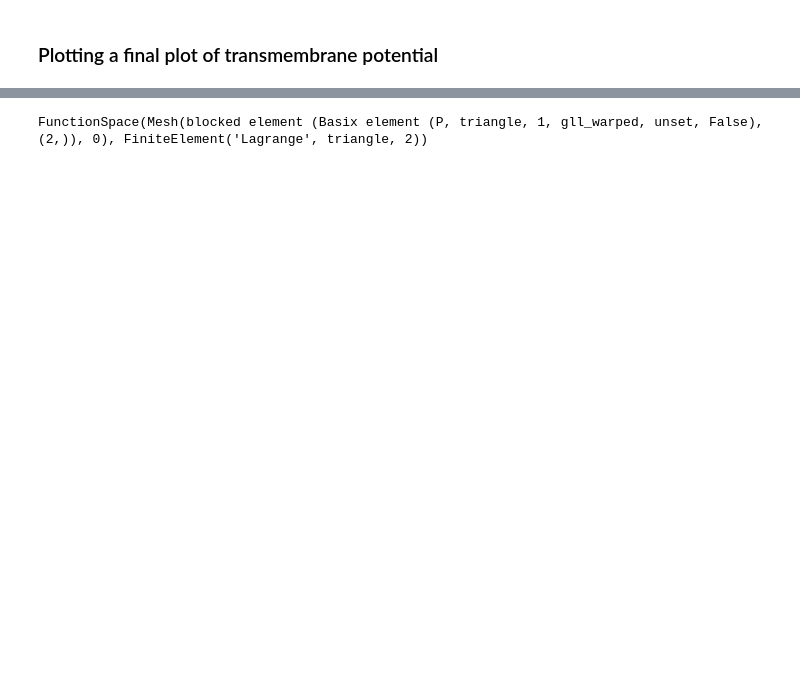
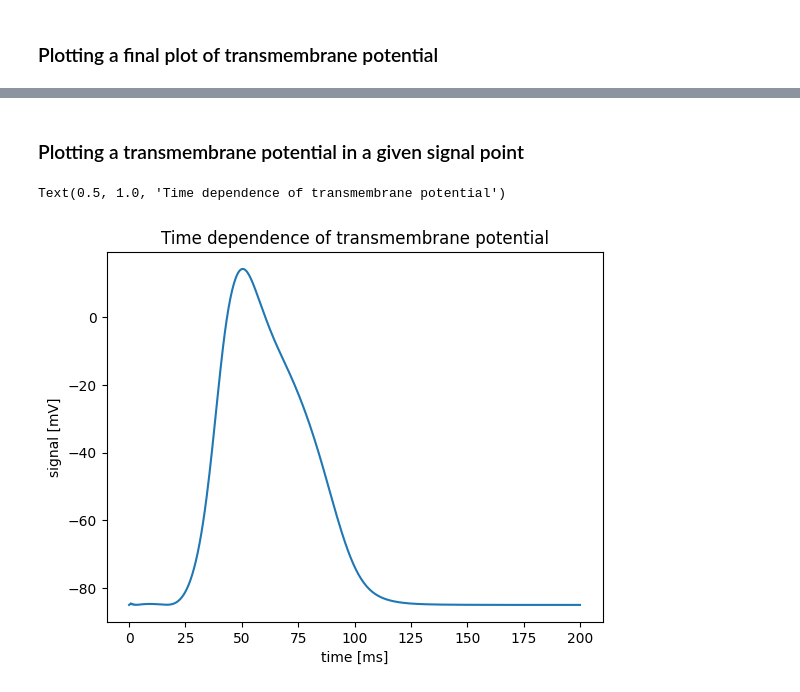
Before and after one commit to VinkoGitHub/Modeliranje-biofizike-srcanog-misica, a Jupyter notebook: solve.ipynb, the cells around one changed output, grey strips where cells are left out. Cells and saved outputs as stored; diff of their text form; code cells hidden in the pictures; blank space fills up the shorter version.

```diff
--- a/solve.ipynb
+++ b/solve.ipynb
@@ -38,3 +18,35 @@ Text(0.5, 1.0, 'Time dependence of transmembrane potential')
+# %%
+domain = create_mesh(32, 32)
+x = ufl.SpatialCoordinate(domain)
+cell_model = ReparametrizedFitzHughNagumo()
+
+
+class Model(BidomainModel):
+    def __init__(
+        self,
+    ):
+        pass
+
+    def initial_V_m(self):
+        return lambda x: x[0] ** 2 + x[1] ** 2 < 0.2**2, 0.0
+
+    def ischemia(self):
+        return (
+            (x[0] - 0.5) ** 2 + (x[1] - 0.5) ** 2 < 0.5**2,
+            model.M_i / 10,
+            model.M_e / 10,
+        )
+
+
+model = Model()
+V, signal = model.solve(
+    T=500,
+    steps=500,
+    domain=domain,
+    cell_model=cell_model,
+    gif_name="test.gif",
+    signal_point=[0.2, 0.2, 0.0],
+)
 # %% [markdown]
 ### Plotting a final plot of transmembrane potential
 # %%
@@ -44,4 +56,13 @@ Widget(value='<iframe src="http://localhost:40785/index.html?ui=P_0x7f56f6b42210
-# %%
-V.function_space
-# %% [output]
-FunctionSpace(Mesh(blocked element (Basix element (P, triangle, 1, gll_warped, unset, False), (2,)), 0), FiniteElement('Lagrange', triangle, 2))
+# %% [markdown]
+### Plotting a transmembrane potential in a given signal point
+# %%
+import matplotlib.pyplot as plt
+
+time = np.linspace(0, 200, len(signal))
+plt.plot(time, signal)
+plt.xlabel("time [ms]")
+plt.ylabel("signal [mV]")
+plt.title("Time dependence of transmembrane potential")
+# %% [output]
+Text(0.5, 1.0, 'Time dependence of transmembrane potential')
+[figure, added]
```
Also changed, not shown: parts of 7 cells of this notebook, 10 other files.
